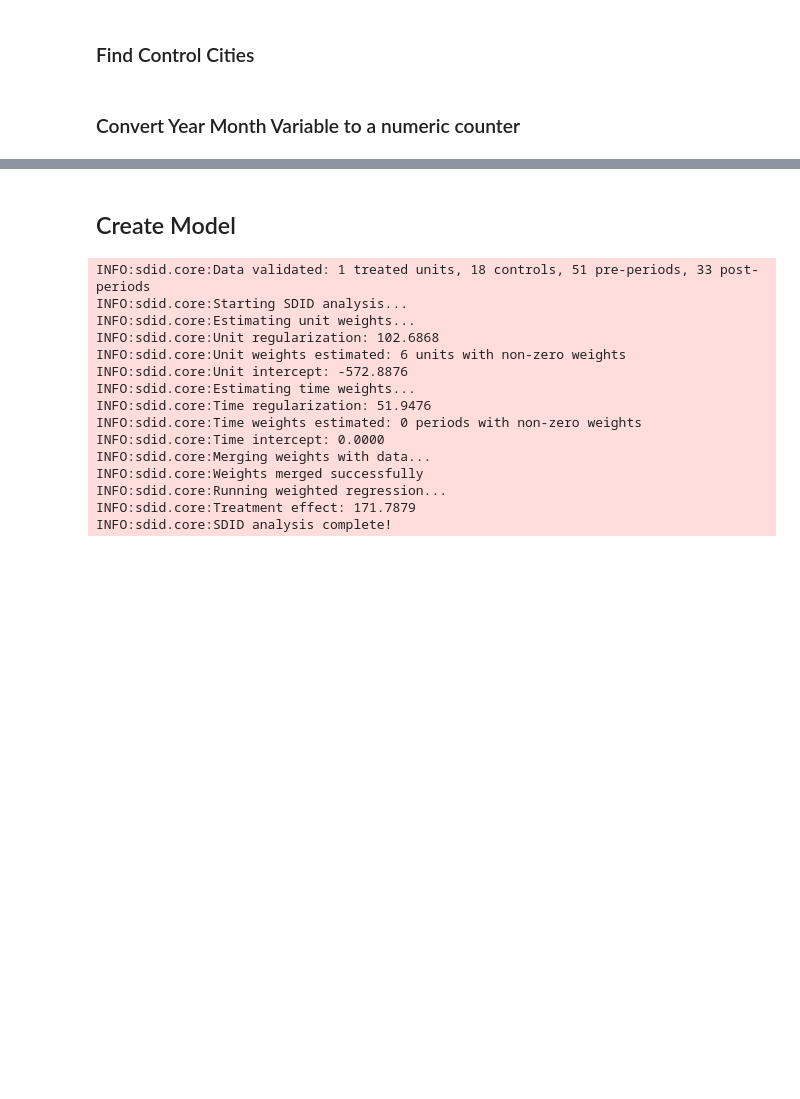
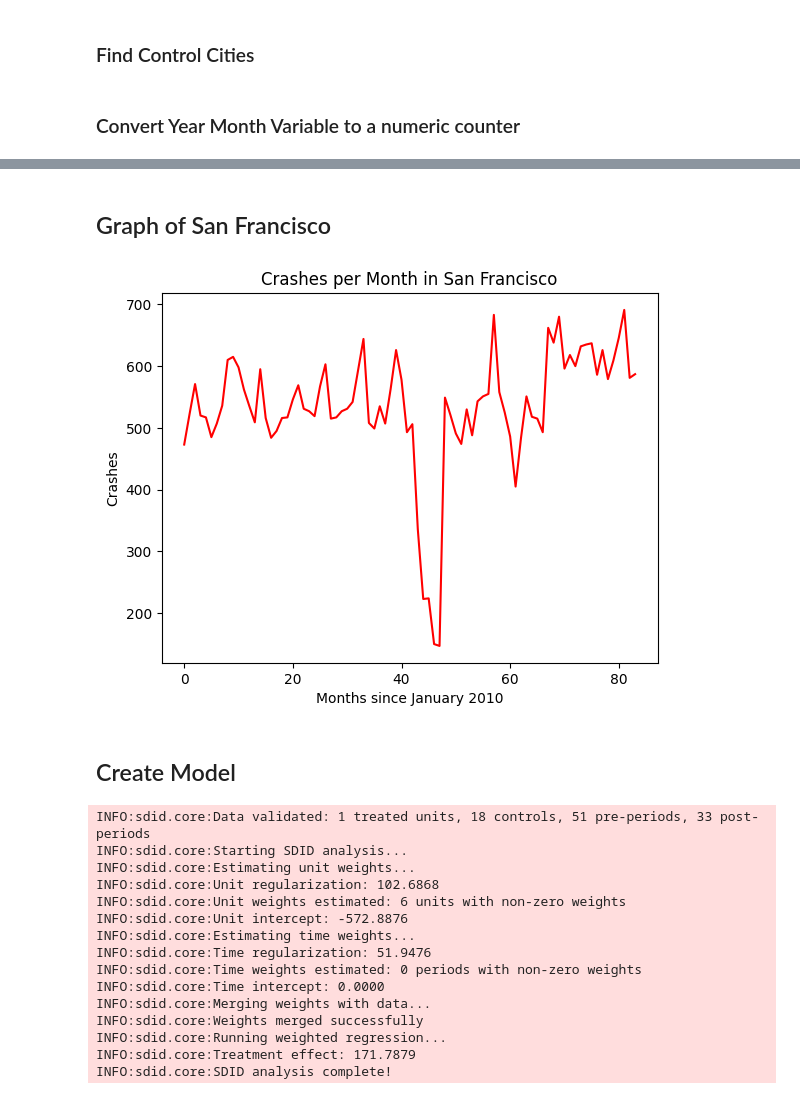
Before and after one commit to utexas-SDS-357/sds357-project-sp26-con-founders, a Jupyter notebook: did/src/did_analysis.ipynb, the cells around one changed output, grey strips where cells are left out. Saved outputs shown, nothing was run; the diff lists cells and outputs as text; code cells hidden in the pictures; blank space fills up the shorter version.

Commit message:
Added graph for slideshow

```diff
--- a/did/src/did_analysis.ipynb
+++ b/did/src/did_analysis.ipynb
@@ -95,3 +95,15 @@ monthly_did_data
+# %% [markdown]
+## Graph of San Francisco
+# %%
+sf_only = monthly_did_data[monthly_did_data['Agency'] == 'San Francisco']
+
+plt.plot(sf_only['time_numeric'], sf_only['crashes'], color = 'r')
+plt.xlabel("Months since January 2010")
+plt.ylabel("Crashes")
+plt.title("Crashes per Month in San Francisco")
+plt.show()
+# %% [output]
+[figure, added]
 # %% [markdown]
 ## Create Model
 # %%
```
Also changed, not shown: parts of 1 cell of this notebook.
